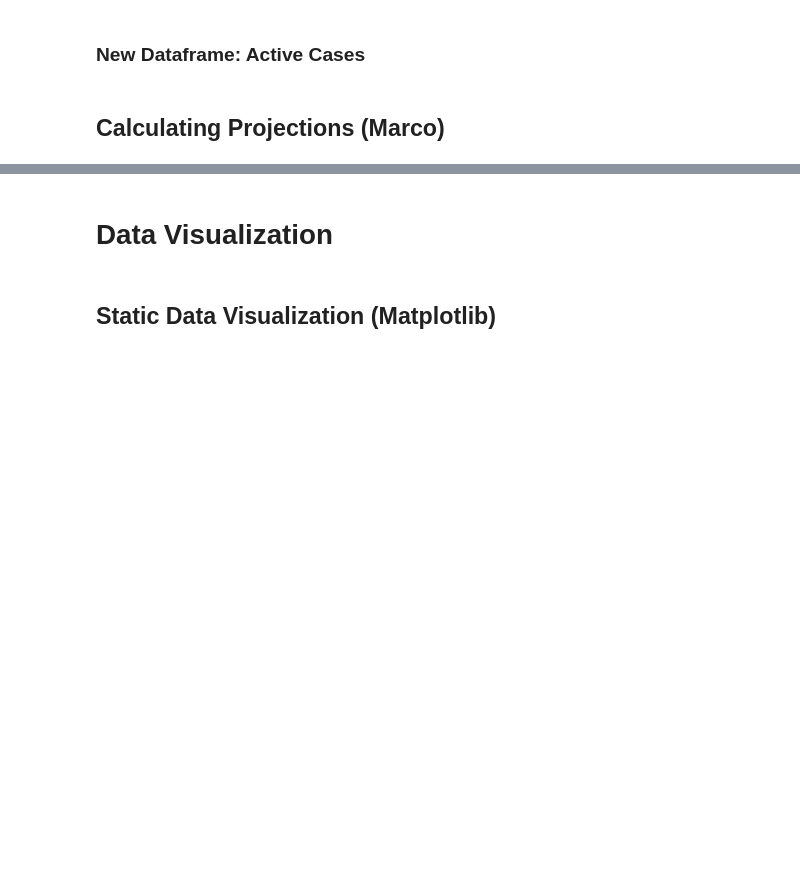
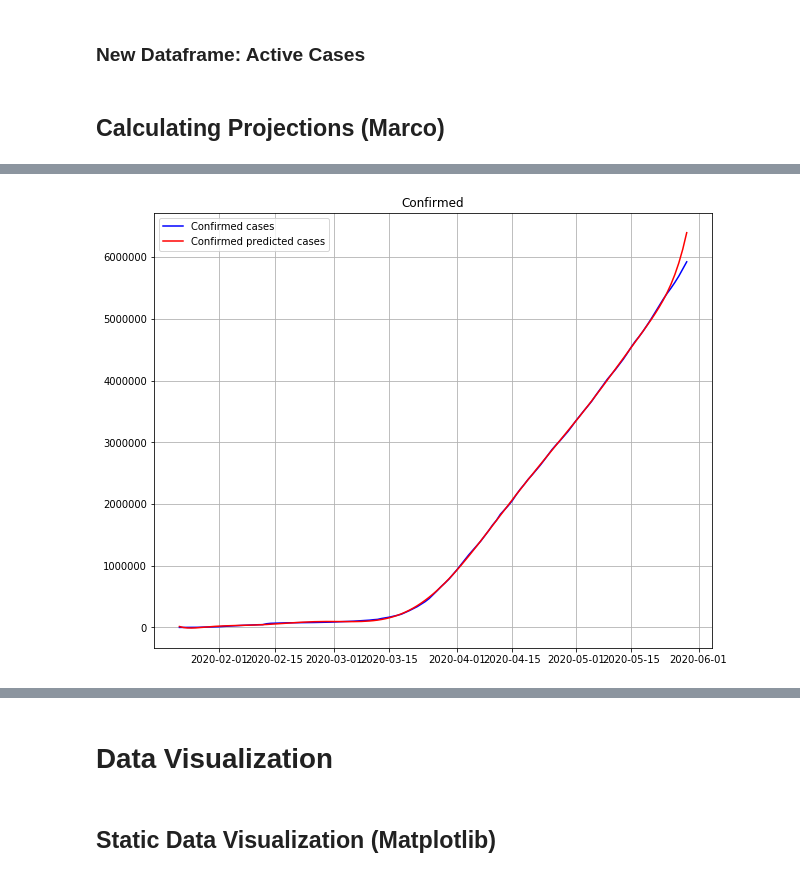
Before and after one commit to rechavar/pyCovid_TechLabsProj, a Jupyter notebook: TechLabs__finalProject_interactive_visualization.ipynb, the cells around one changed output, grey strips where cells are left out. Cells and saved outputs as stored; diff of their text form; code cells hidden in the pictures; blank space fills up the shorter version.

```diff
--- a/TechLabs__finalProject_interactive_visualization.ipynb
+++ b/TechLabs__finalProject_interactive_visualization.ipynb
@@ -268,0 +422,4 @@ DatetimeIndex(['2020-01-22', '2020-01-23', '2020-01-24', '2020-01-25',
+# %%
+plot_model(datewise.index, datewise['Confirmed'], y_hat_poly,'Confirmed')
+# %% [output]
+[figure, added]
```
Also changed, not shown: parts of 83 cells of this notebook.
